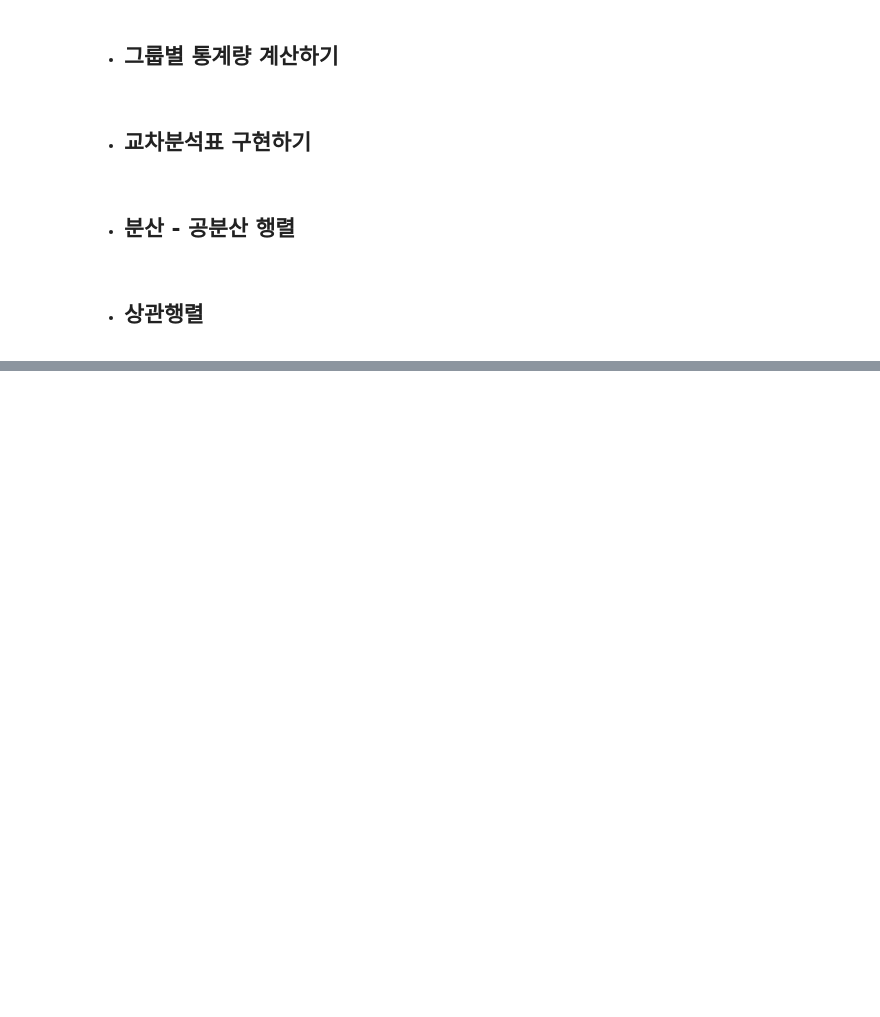
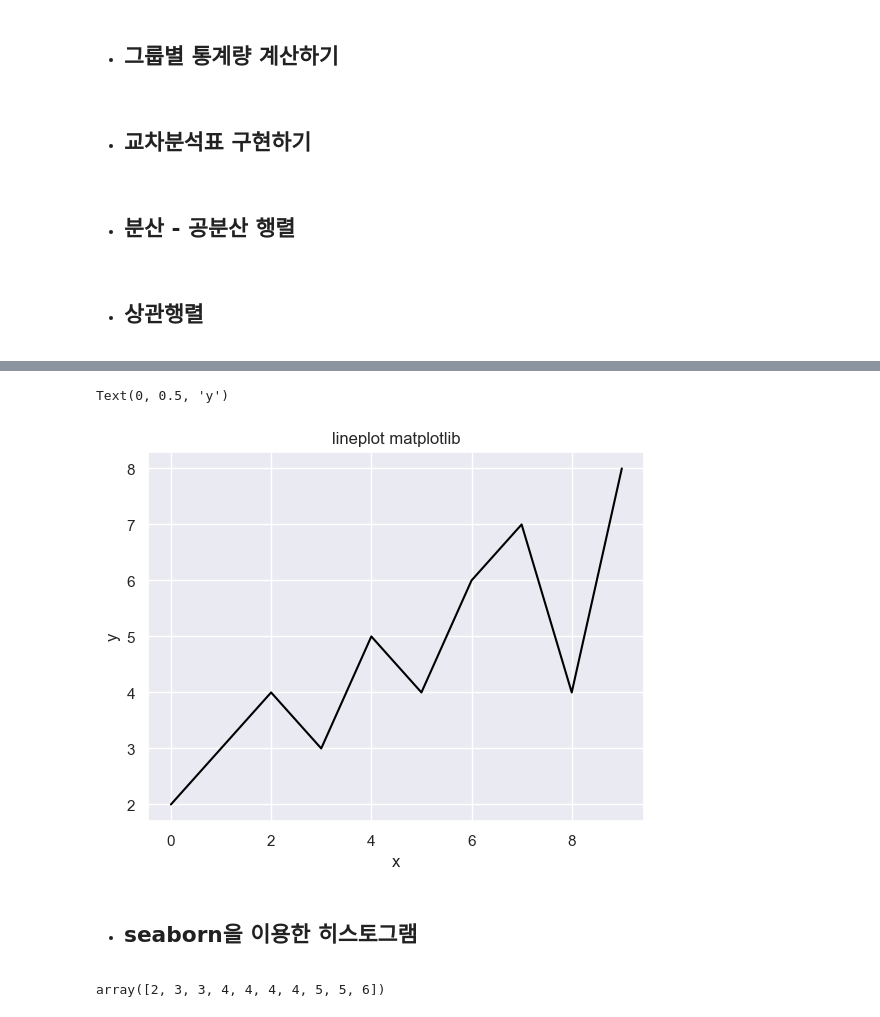
Before and after one commit to jayz1988/Machine-Learning, a Jupyter notebook: 통계학/stat.ipynb, the cells around one changed output, grey strips where cells are left out. Cells and saved outputs as stored; diff of their text form; code cells hidden in the pictures; blank space fills up the shorter version.

```diff
--- a/통계학/stat.ipynb
+++ b/통계학/stat.ipynb
@@ -146,0 +186,17 @@ sp.cov(x,y,ddof=1)
+# %%
+sns.set()
+# %%
+plt.plot(x,y,color='black')
+plt.title("lineplot matplotlib")
+plt.xlabel("x")
+plt.ylabel("y")
+# %% [output]
+Text(0, 0.5, 'y')
+[figure, added]
+# %% [markdown]
+- ## seaborn을 이용한 히스토그램
+# %%
+fish_data = np.array([2,3,3,4,4,4,4,5,5,6])
+fish_data
+# %% [output]
+array([2, 3, 3, 4, 4, 4, 4, 5, 5, 6])
```
Also changed, not shown: parts of 24 cells of this notebook.
